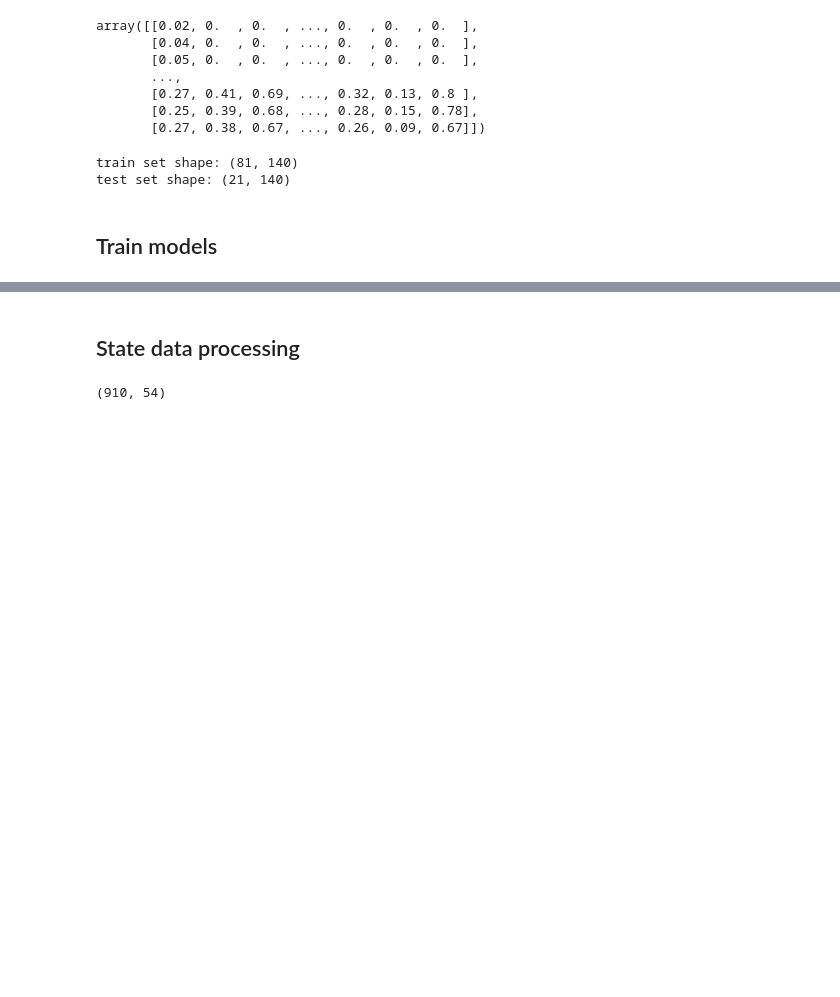
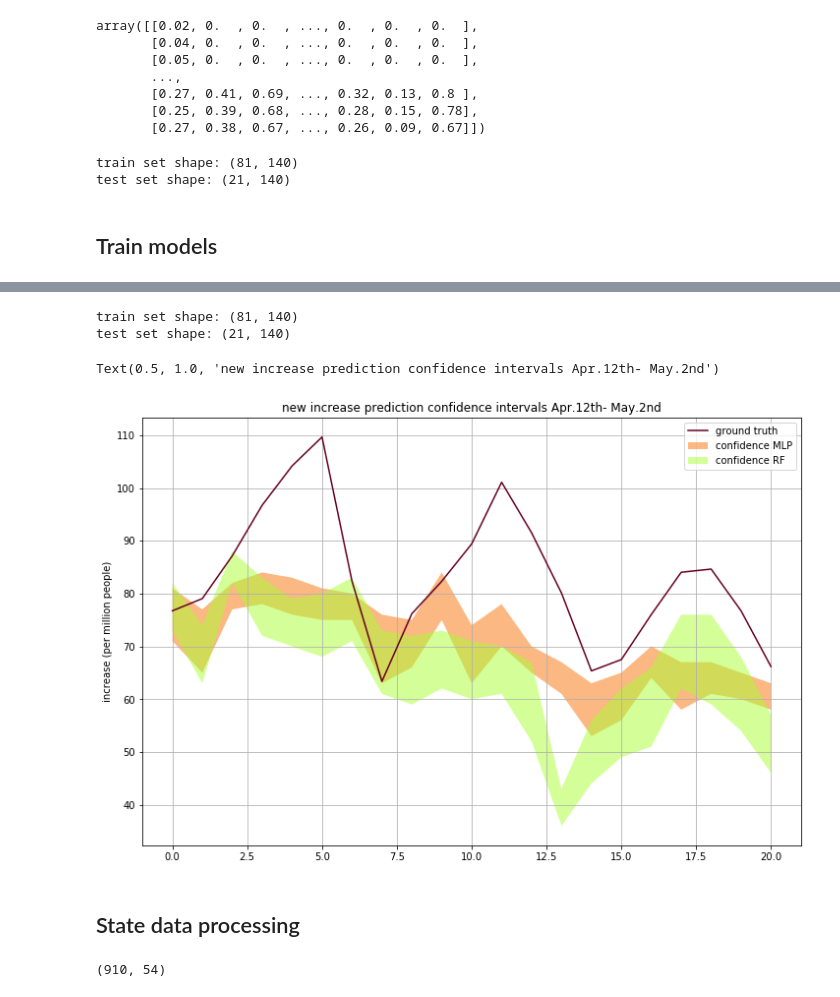
Before and after one commit to Trembleo/DS-GA-1003-Final-proj, a Jupyter notebook: code/COVIDtrends.ipynb, the cells around one changed output, grey strips where cells are left out. Cells and saved outputs as stored; diff of their text form; code cells hidden in the pictures; blank space fills up the shorter version.

```diff
--- a/code/COVIDtrends.ipynb
+++ b/code/COVIDtrends.ipynb
@@ -155,3 +155,49 @@ ax1.grid()
+# %%
+X_train, X_test, y_train, y_test = train_test_split(train_matrix, d_avg[:train_matrix.shape[0]], test_size=0.2, shuffle=False)
+# %%
+print("train set shape: {}".format(X_train.shape))
+print("test set shape: {}".format(X_test.shape))
+# %% [output]
+train set shape: (81, 140)
+test set shape: (21, 140)
+# %%
+pred_list_MLP = []
+pred_list_RF = []
+for i in range(15):
+    MLP_regressor.fit(X_train,y_train)
+    if MLP_regressor.score(X_train,y_train) > 0.99:
+        pred = MLP_regressor.predict(X_test)
+        pred_list_MLP.append(pred)
+    RF_reg.fit(X_train,y_train)
+    if RF_reg.score(X_train,y_train) > 0.99:
+        pred = RF_reg.predict(X_test)
+        pred_list_RF.append(pred)
+# %%
+def calculate_bound(pred_list):
+    pred_array = np.asarray(pred_list).astype(int)
+    upper_bound = np.max(pred_array,axis=0)
+    lower_bound = np.min(pred_array,axis=0)
+    return upper_bound,lower_bound
+
+upper_MLP, lower_MLP = calculate_bound(pred_list_MLP)
+upper_RF, lower_RF = calculate_bound(pred_list_RF)
+# %%
+fig = plt.figure(figsize=(12,8))
+ax1 = fig.add_subplot()
+ax1.plot(y_test, 'xkcd:maroon')
+
+ax1.fill_between(np.arange(21),upper_MLP,lower_MLP,
+                facecolor='xkcd:orange', alpha=0.5)
+ax1.fill_between(np.arange(21),upper_RF,lower_RF,
+                facecolor='xkcd:lime', alpha=0.5)
+
+ax1.set_ylabel('increase (per million people)')
+ax1.legend(['ground truth','confidence MLP','confidence RF'])
+ax1.grid(True)
+ax1.set_title('new increase prediction confidence intervals Apr.12th- May.2nd')
+# %% [output]
+Text(0.5, 1.0, 'new increase prediction confidence intervals Apr.12th- May.2nd')
+[figure, added]
 # %% [markdown]
 ## State data processing
 # %%
```
Also changed, not shown: parts of 6 cells of this notebook.
